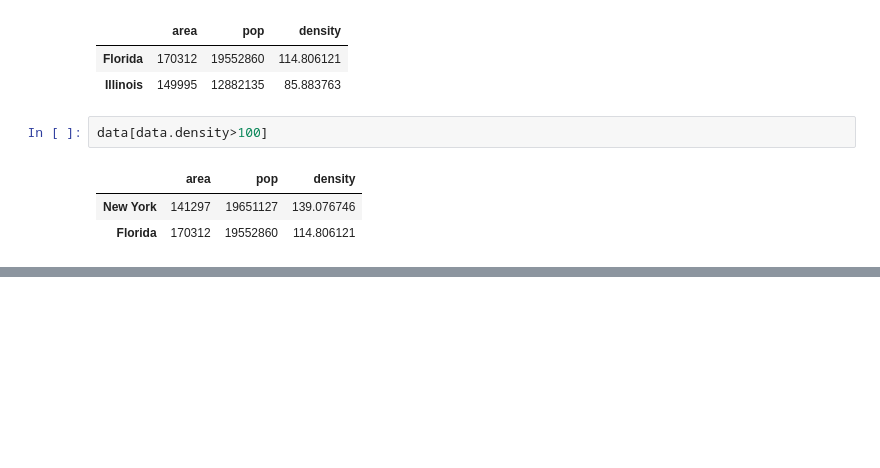
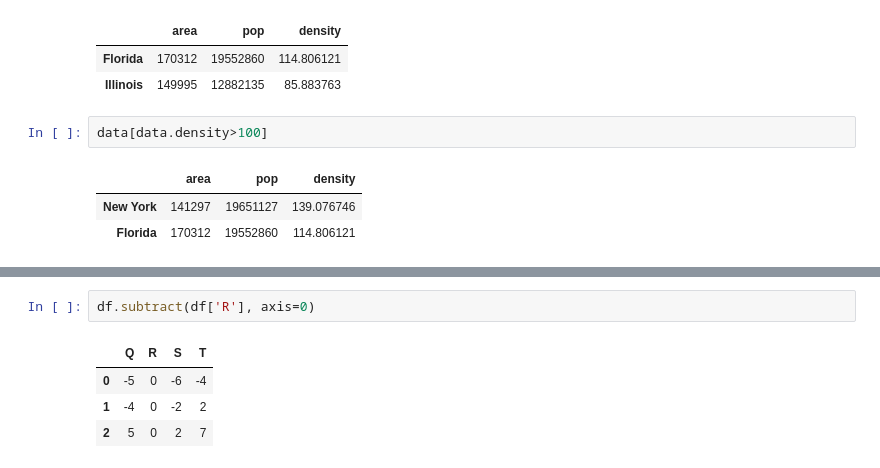
Before and after one commit to Source-lab1/Data-Analysis, a Jupyter notebook: Pandas 5pm.ipynb, the cells around one changed output, grey strips where cells are left out. Cells and saved outputs as stored; diff of their text form; blank space fills up the shorter version.

```diff
--- a/Pandas 5pm.ipynb
+++ b/Pandas 5pm.ipynb
@@ -625,0 +803,7 @@ data[data.density>100]
+# %%
+df.subtract(df['R'], axis=0)
+# %% [output]
+|  | Q | R | S | T |
+| 0 | -5 | 0 | -6 | -4 |
+| 1 | -4 | 0 | -2 | 2 |
+| 2 | 5 | 0 | 2 | 7 |
```
Also changed, not shown: parts of 66 cells of this notebook.
